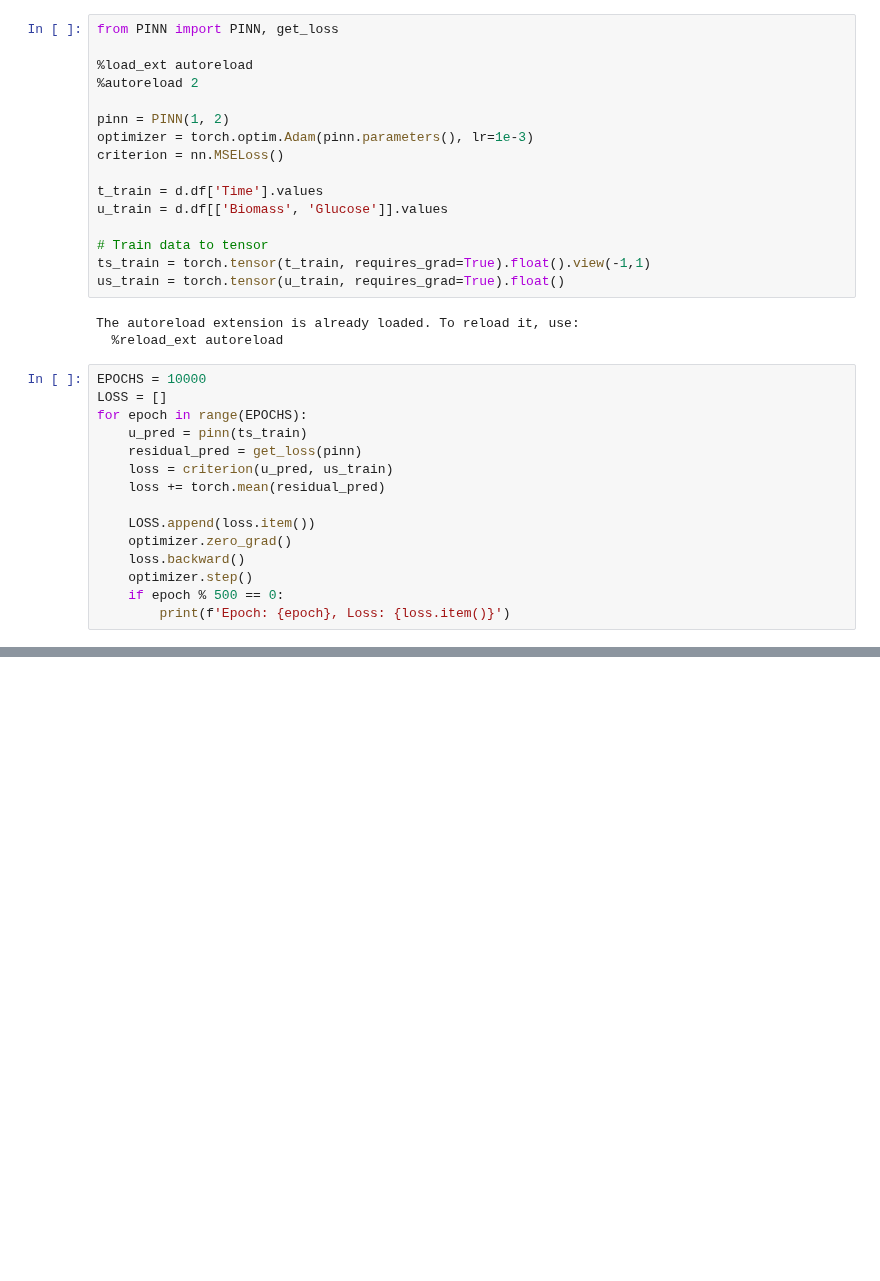
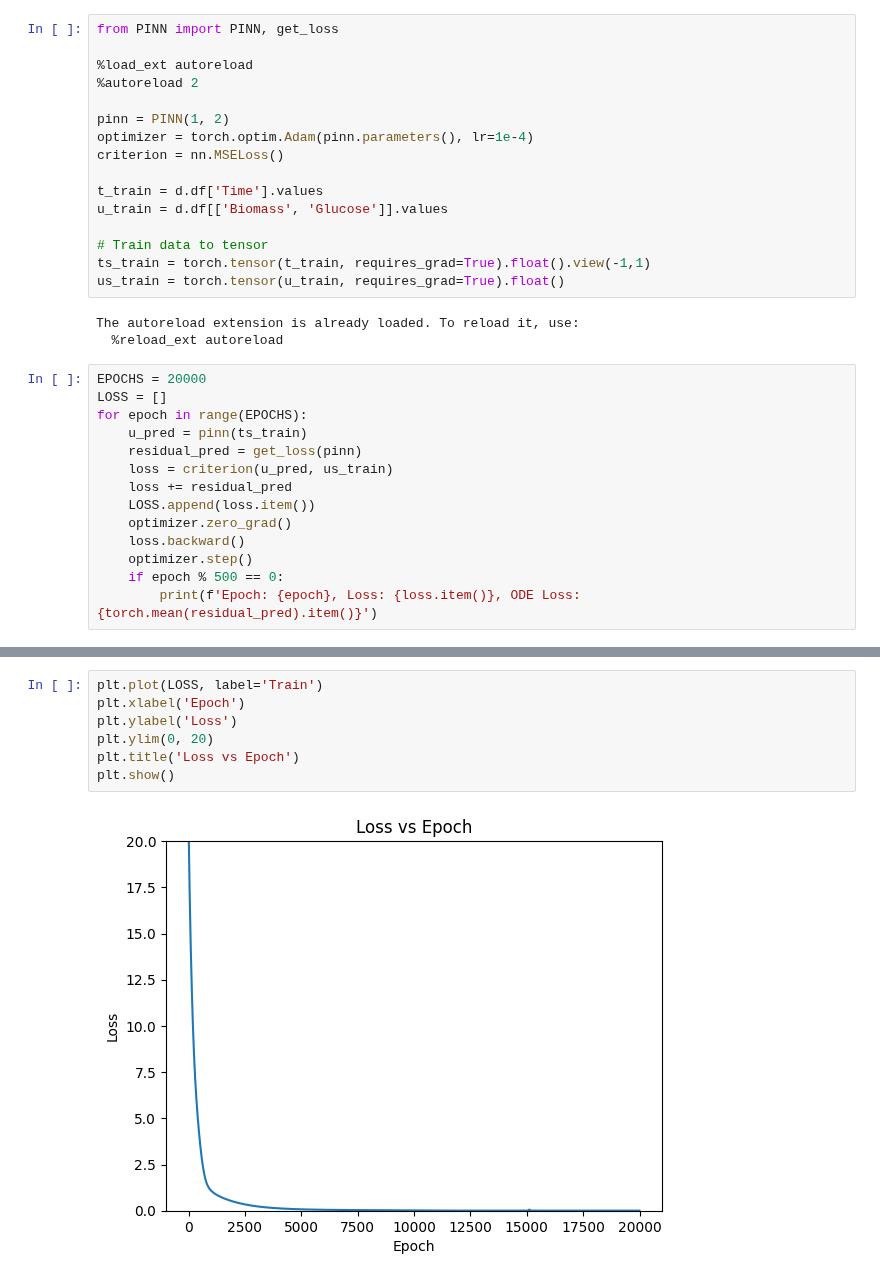
Before and after one commit to costasmexis/ModelMind, a Jupyter notebook: Notebooks/ceasar_main.ipynb, the cells around one changed output, grey strips where cells are left out. Cells and saved outputs as stored; diff of their text form; blank space fills up the shorter version.

Commit message:
Update PINN results

```diff
--- a/Notebooks/ceasar_main.ipynb
+++ b/Notebooks/ceasar_main.ipynb
@@ -87,7 +76,7 @@ from PINN import PINN, get_loss
 %autoreload 2
 
 pinn = PINN(1, 2)
-optimizer = torch.optim.Adam(pinn.parameters(), lr=1e-3)
+optimizer = torch.optim.Adam(pinn.parameters(), lr=1e-4)
 criterion = nn.MSELoss()
 
 t_train = d.df['Time'].values
@@ -100,18 +89,17 @@ us_train = torch.tensor(u_train, requires_grad=True).float()
 The autoreload extension is already loaded. To reload it, use:
   %reload_ext autoreload
 # %%
-EPOCHS = 10000
+EPOCHS = 20000
 LOSS = []
 for epoch in range(EPOCHS):
     u_pred = pinn(ts_train)
     residual_pred = get_loss(pinn)
     loss = criterion(u_pred, us_train)
-    loss += torch.mean(residual_pred)
-
+    loss += residual_pred
     LOSS.append(loss.item())
     optimizer.zero_grad()
     loss.backward()
     optimizer.step()
     if epoch % 500 == 0:
-        print(f'Epoch: {epoch}, Loss: {loss.item()}')
+        print(f'Epoch: {epoch}, Loss: {loss.item()}, ODE Loss: {torch.mean(residual_pred).item()}')
 # %% [output]
@@ -138,3 +123,12 @@ Epoch: 9500, Loss: 25.969680786132812
+# %%
+plt.plot(LOSS, label='Train')
+plt.xlabel('Epoch')
+plt.ylabel('Loss')
+plt.ylim(0, 20)
+plt.title('Loss vs Epoch')
+plt.show()
+# %% [output]
+[figure, added]
 # %%
 print(f'mu_max: {pinn.mu_max.item()}, Km: {pinn.Km.item()}, Y_XS: {pinn.Y_XS.item()}')
 # %% [output]
```
Also changed, not shown: parts of 8 cells of this notebook, 1 other file.
